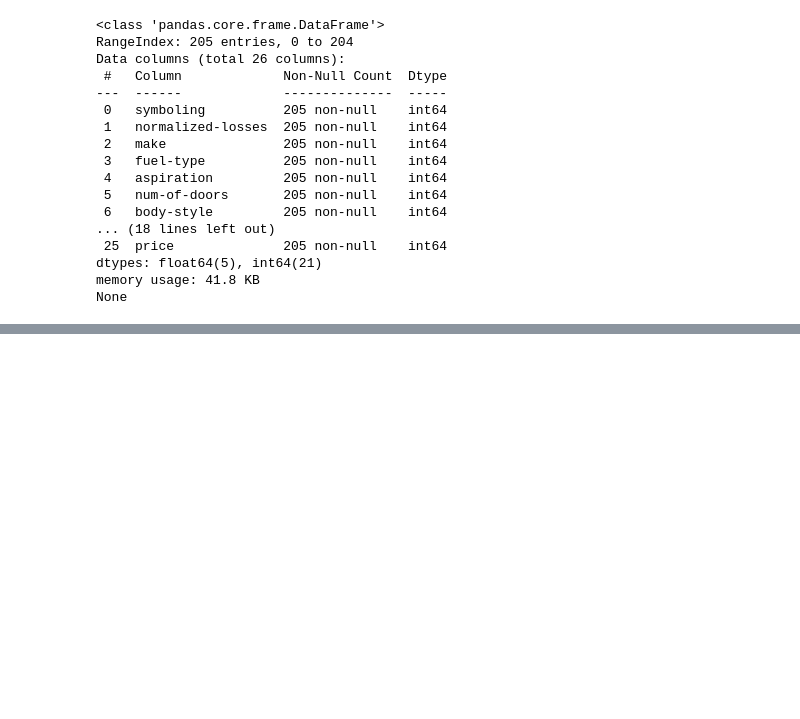
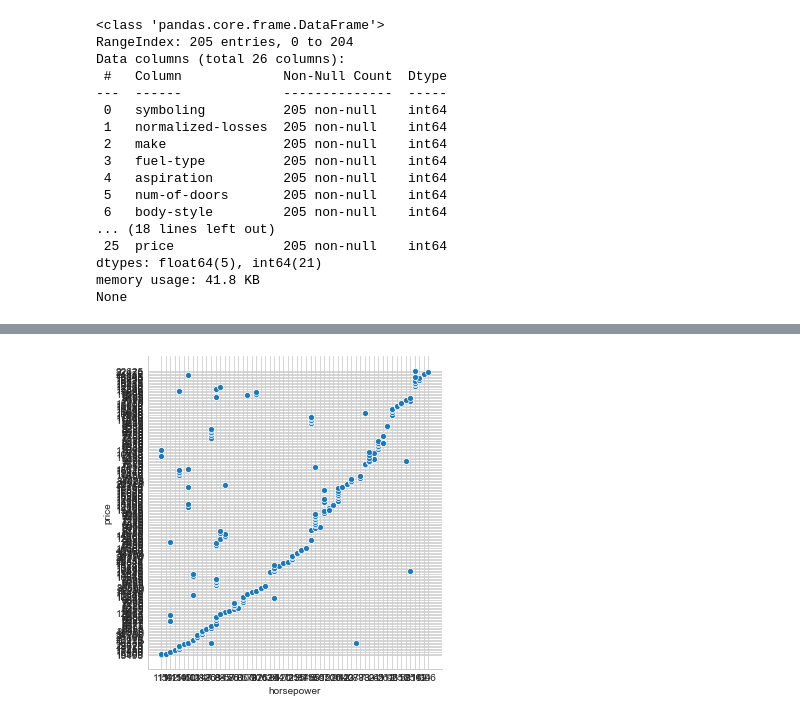
Before and after one commit to PMetcalf/scratch-pad, a Jupyter notebook: Data Science/Feature Engineering/mutual_info_auto.ipynb, the cells around one changed output, grey strips where cells are left out. Cells and saved outputs as stored; diff of their text form; code cells hidden in the pictures; blank space fills up the shorter version.

```diff
--- a/Data Science/Feature Engineering/mutual_info_auto.ipynb
+++ b/Data Science/Feature Engineering/mutual_info_auto.ipynb
@@ -135,0 +136,5 @@ plot_mi_scores(mi_scores)
+# %%
+# Visualise relationship distributions
+sns.relplot(x = "horsepower", y = "price", data = df);
+# %% [output]
+[figure, added]
```
Also changed, not shown: parts of 2 cells of this notebook.
